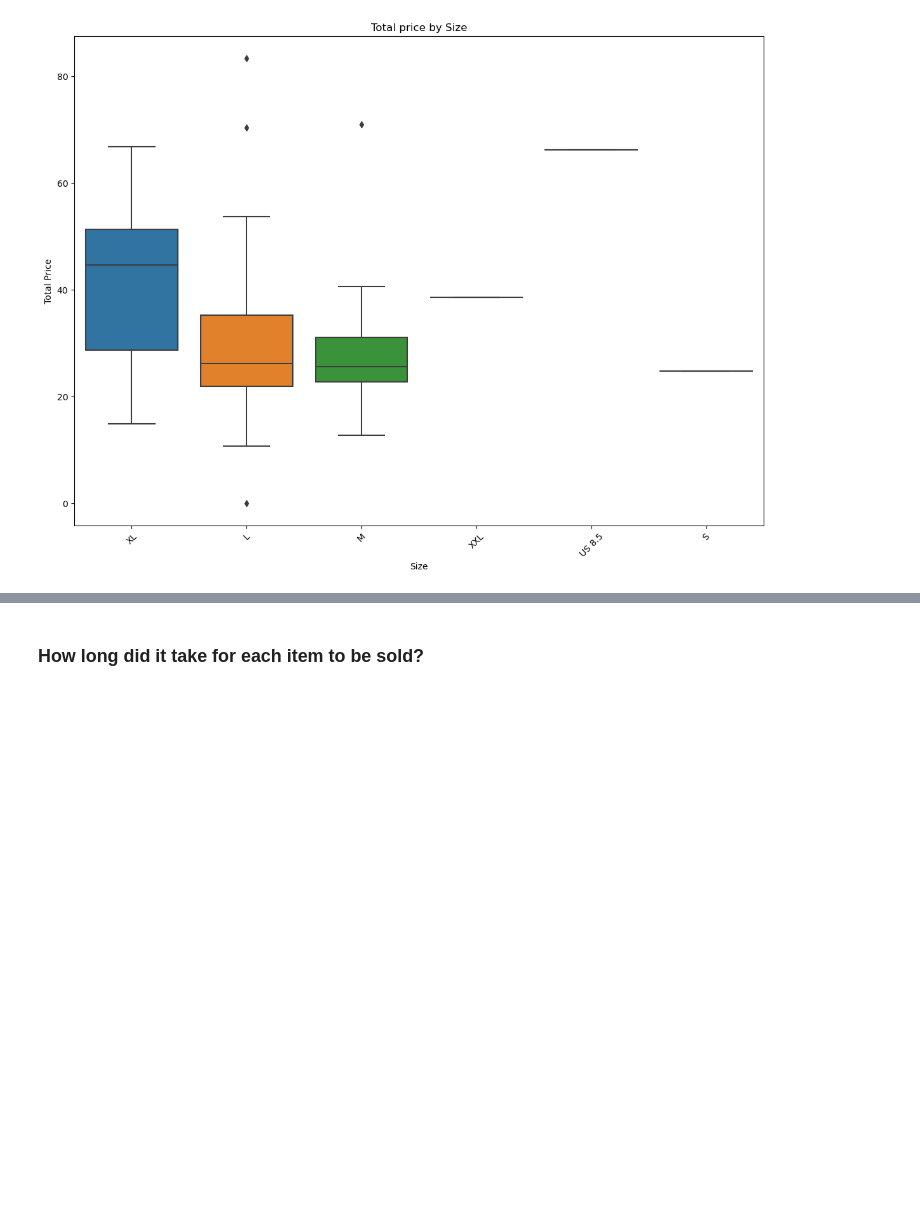
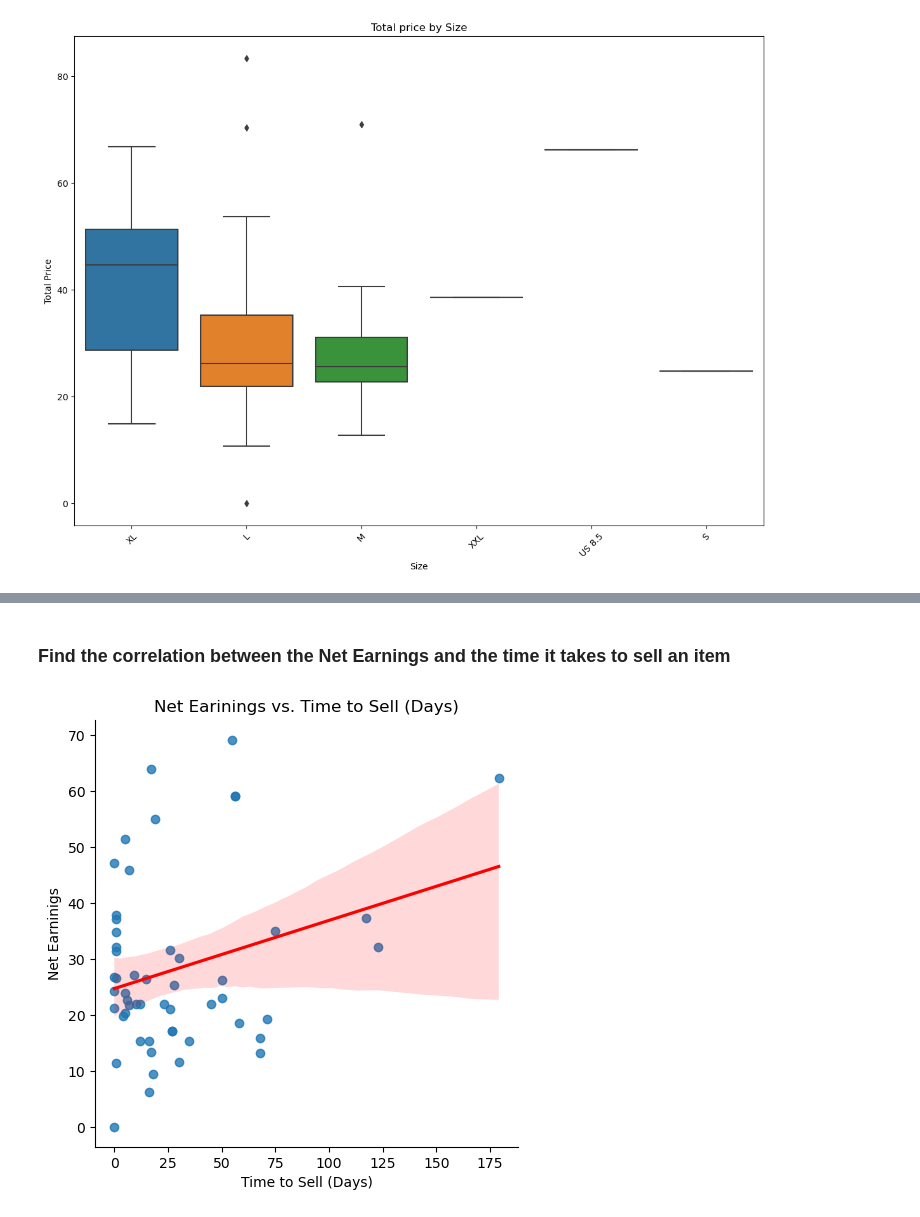
Before and after one commit to IsaganiJulian/Depop-Data-Project, a Jupyter notebook: analysis/notebooks/01_eda.ipynb, the cells around one changed output, grey strips where cells are left out. Cells and saved outputs as stored; diff of their text form; code cells hidden in the pictures; blank space fills up the shorter version.

```diff
--- a/analysis/notebooks/01_eda.ipynb
+++ b/analysis/notebooks/01_eda.ipynb
@@ -253,2 +265,0 @@ summary_df.describe()
-# %% [markdown]
-### How long did it take for each item to be sold?
@@ -256,0 +272,17 @@ df['time_to_sell_days'] = (df['Date of sale'] - df['Date of listing']).dt.days
+# %% [markdown]
+### Find the correlation between the Net Earnings and the time it takes to sell an item
+# %%
+# Scatter plot for the findings
+
+sns.lmplot(
+    data=summary_df,
+    x=  'time_to_sell_days',
+    y = 'Net Earnings',
+    line_kws={'color': 'red'}
+)
+plt.title('Net Earinings vs. Time to Sell (Days)')
+plt.xlabel('Time to Sell (Days)')
+plt.ylabel('Net Earninigs')
+plt.show()
+# %% [output]
+[figure, added]
```
Also changed, not shown: parts of 16 cells of this notebook, 2 other files.
